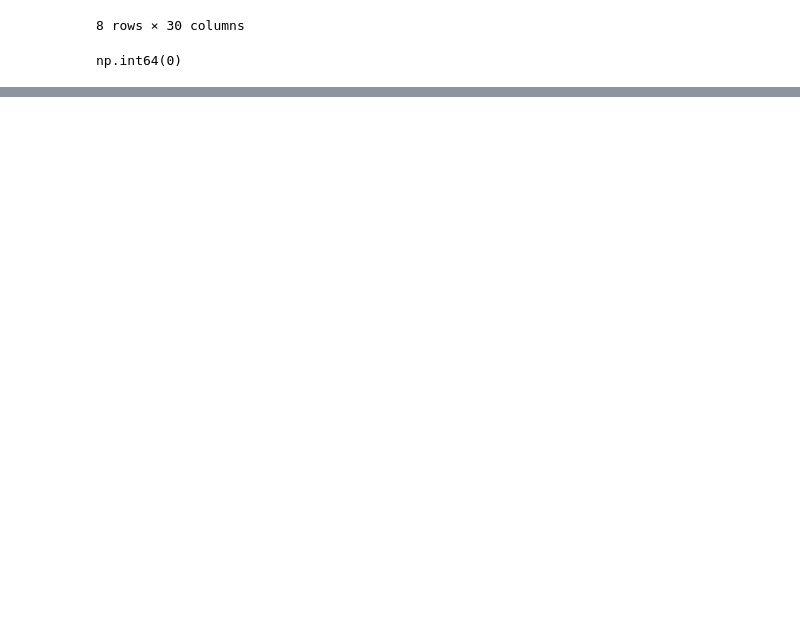
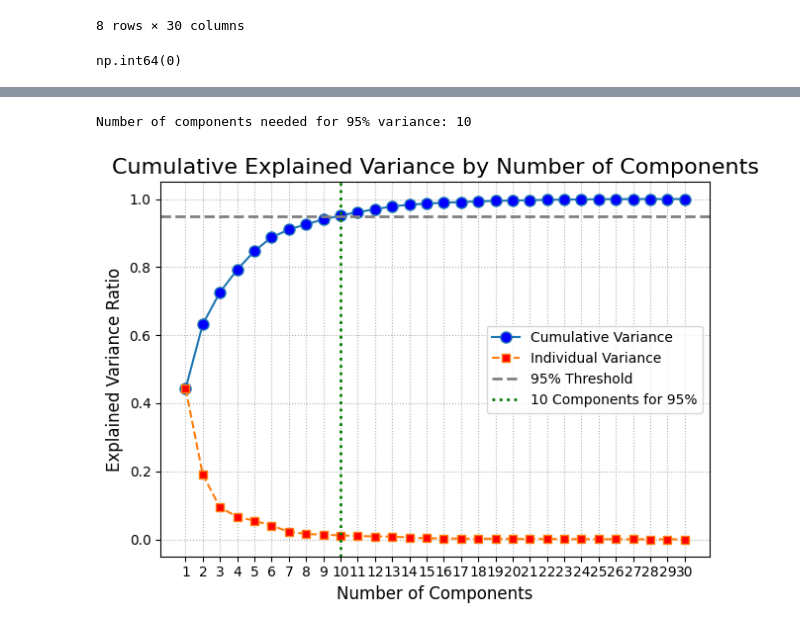
Before and after one commit to m6keller/syde-572-final-project, a Jupyter notebook: eda.ipynb, the cells around one changed output, grey strips where cells are left out. Saved outputs shown, nothing was run; the diff lists cells and outputs as text; code cells hidden in the pictures; blank space fills up the shorter version.

```diff
--- a/eda.ipynb
+++ b/eda.ipynb
@@ -50,0 +76,14 @@ np.int64(0)
+# %%
+RANDOM_STATE = 42
+# %%
+scaler = StandardScaler()
+x_scaled = scaler.fit_transform(X)
+
+
+pca = PCA(n_components=2, random_state=RANDOM_STATE)
+principal_components = pca.fit_transform(x_scaled)
+
+print("\n--- Explained Variance ---")
+print(f"Variance explained by PC1: {pca.explained_variance_ratio_[0]:.2%}")
+print(f"Variance explained by PC2: {pca.explained_variance_ratio_[1]:.2%}")
+print(f"Total variance explained by 2 components: {pca.explained_variance_ratio_.sum():.2%}")
@@ -50,0 +145,35 @@ np.int64(0)
+# %%
+import numpy as np
+
+pca = PCA(n_components=None, random_state=RANDOM_STATE)
+pca.fit(x_scaled)
+
+explained_variance = pca.explained_variance_ratio_
+cumulative_variance = np.cumsum(explained_variance)
+
+components_for_95_variance = np.argmax(cumulative_variance >= 0.95) + 1 # Add 1 for 0-based index
+
+print(f"Number of components needed for 95% variance: {components_for_95_variance}")
+
+num_components = len(explained_variance)
+component_numbers = np.arange(1, num_components + 1)
+
+plt.plot(component_numbers, cumulative_variance, 'o-', markerfacecolor='blue', markersize=8, label='Cumulative Variance')
+plt.plot(component_numbers, explained_variance, 's--', markerfacecolor='red', markersize=6, label='Individual Variance')
+
+plt.title('Cumulative Explained Variance by Number of Components', fontsize=16)
+plt.xlabel('Number of Components', fontsize=12)
+plt.ylabel('Explained Variance Ratio', fontsize=12)
+plt.xticks(component_numbers)
+
+plt.axhline(y=0.95, color='gray', linestyle='--', linewidth=2, label='95% Threshold')
+
+plt.axvline(x=components_for_95_variance, color='green', linestyle=':', linewidth=2,
+            label=f'{components_for_95_variance} Components for 95%')
+
+plt.grid(True, linestyle=':')
+plt.legend(loc='center right')
+plt.tight_layout()
+# %% [output]
+Number of components needed for 95% variance: 10
+[figure, added]
```
Also changed, not shown: parts of 10 cells of this notebook.
